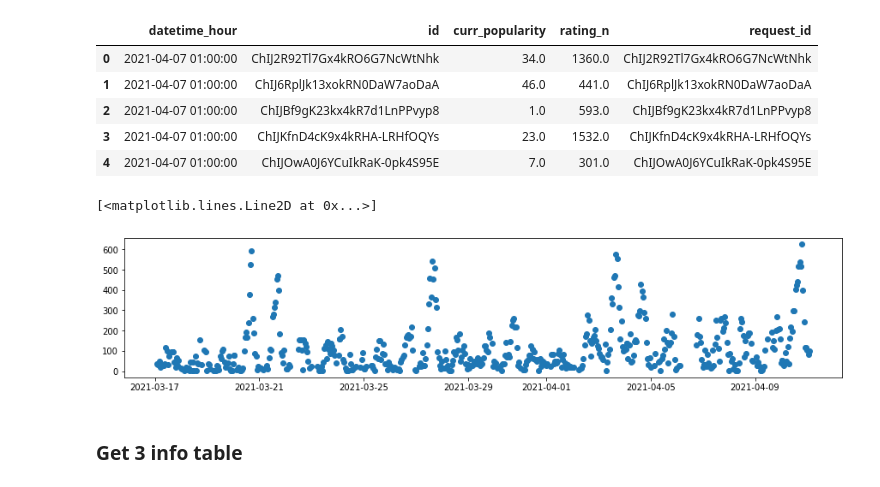
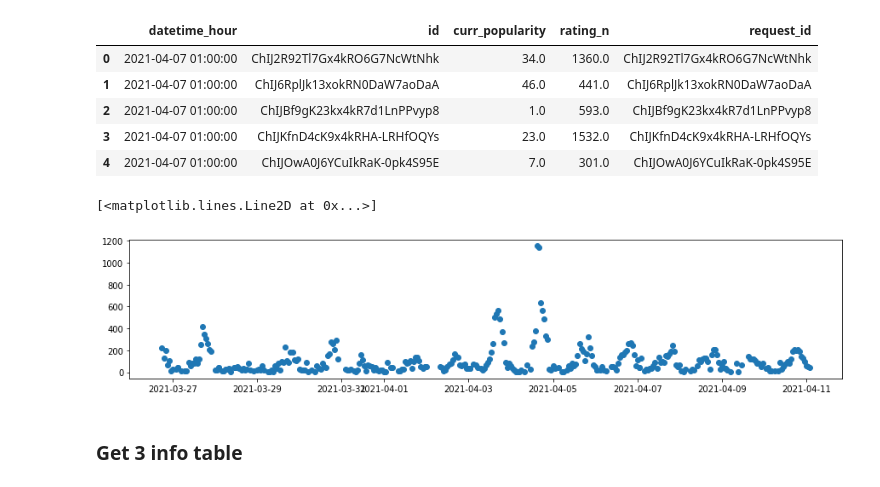
Before and after one commit to qcabel/park-recommendation, a Jupyter notebook: prepare_dataframe_for_training.ipynb, the cells around one changed output. Cells and saved outputs as stored; diff of their text form; code cells hidden in the pictures.

```diff
--- a/prepare_dataframe_for_training.ipynb
+++ b/prepare_dataframe_for_training.ipynb
@@ -22,13 +22,13 @@ df_curr_popularity.head()
 | 3 | 2021-04-07 01:00:00 | ChIJKfnD4cK9x4kRHA-LRHfOQYs | 23.0 | 1532.0 | ChIJKfnD4cK9x4kRHA-LRHfOQYs |
 | 4 | 2021-04-07 01:00:00 | ChIJOwA0J6YCuIkRaK-0pk4S95E | 7.0 | 301.0 | ChIJOwA0J6YCuIkRaK-0pk4S95E |
 # %%
-sub_df = df_curr_popularity[df_curr_popularity['id']=='ChIJ2R92Tl7Gx4kRO6G7NcWtNhk']
+sub_df = df_curr_popularity[df_curr_popularity['id']=='ChIJ6RplJk13xokRN0DaW7aoDaA']
 plt.figure(figsize=[15,3])
 # plt.plot(sub_df['datetime_hour'], sub_df['rating_n'], 'o')
 plt.plot(sub_df['datetime_hour'], sub_df['curr_popularity'], 'o')
 # %% [output]
 [<matplotlib.lines.Line2D at 0x...>]
-[figure, old version]
+[figure, new version]
 # %% [markdown]
 ### Get 3 info table
 # %%
```
Also changed, not shown: parts of 32 cells of this notebook.
